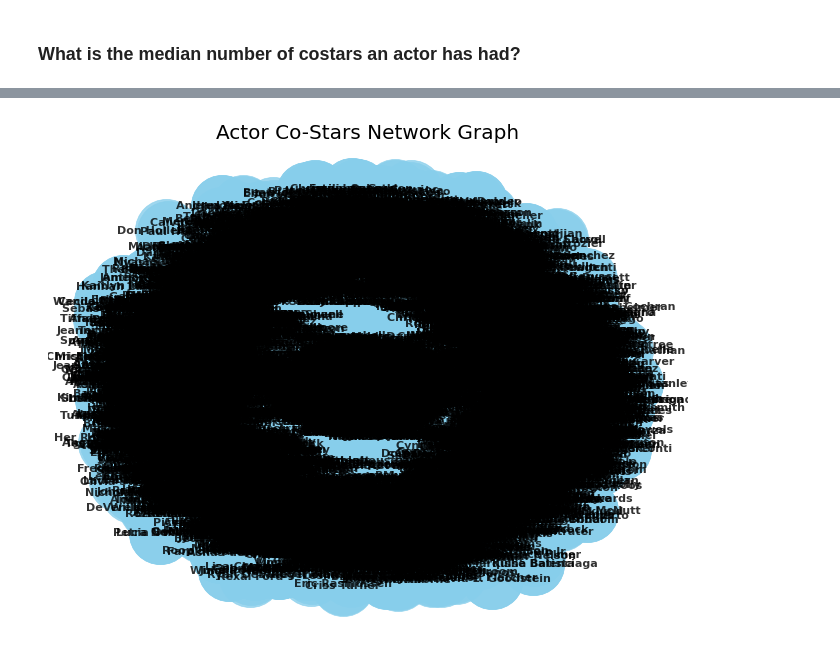
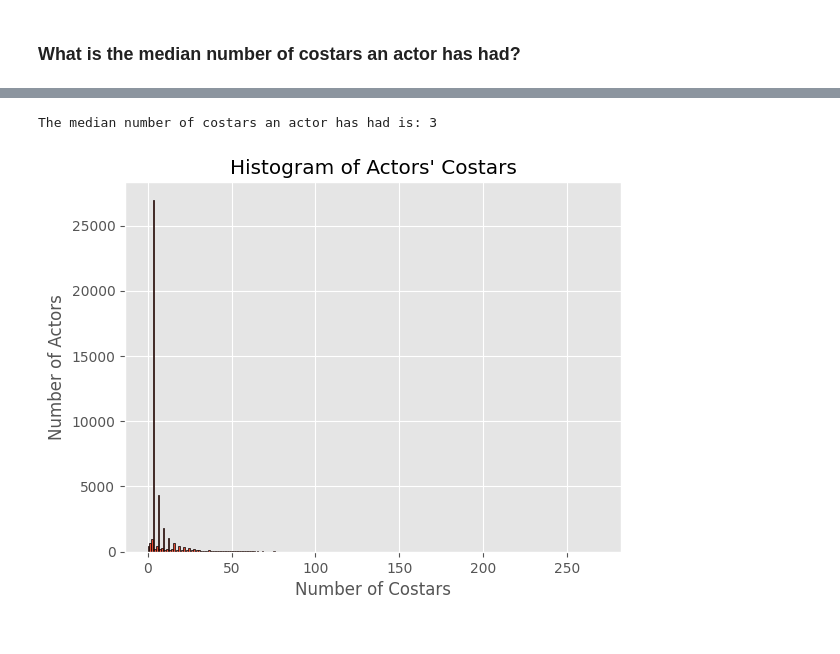
Before and after one commit to YuanRuQian/cs6017-labs, a Jupyter notebook: Lab28/movies_lab..ipynb, the cells around one changed output, grey strips where cells are left out. Cells and saved outputs as stored; diff of their text form; code cells hidden in the pictures.

Commit message:
add: median number of costars

```diff
--- a/Lab28/movies_lab..ipynb
+++ b/Lab28/movies_lab..ipynb
@@ -85,0 +48,16 @@ The actor with the most movies is: John Wayne with 269 co-star.
+# %%
+actors_graph = nx.Graph()
+
+def build_actors_graph(actors_graph, movie_list):
+    for movie in movie_list:
+        actors = movie['Actors'].split(', ')
+        # Filter out any actor named 'N/A' from the actors list
+        actors = [actor for actor in actors if actor != 'N/A']
+        for actor in actors:
+            actors_graph.add_node(actor)
+            for costar in actors:
+                if actor != costar:
+                    actors_graph.add_edge(actor, costar)
+
+# Assuming you have already defined `us_movies` list containing movie data
+build_actors_graph(actors_graph, us_movies)
@@ -138,22 +107,29 @@ The median number of costars an actor has had is: 3.0
-# %%
-def create_actor_costar_graph(actor_to_costars):
-    G = nx.Graph()
-
-    for actor, costars in actor_to_costars.items():
-        for costar in costars:
-            G.add_edge(actor, costar)
-
-    return G
-
-# Create the graph from actor_to_costars
-actor_costar_graph = create_actor_costar_graph(actor_to_costars)
-
-# Plot the network graph
-# Adjust layout for better visualization
-pos = nx.spring_layout(actor_costar_graph, seed=42)
-nx.draw(actor_costar_graph, pos, with_labels=True, node_size=2000,
-        node_color='skyblue', font_size=8, font_weight='bold', alpha=0.8, edge_color='gray')
-plt.title("Actor Co-Stars Network Graph")
-plt.show()
-# %% [output]
-[figure, removed]
+# %%
+
+actors_degrees = dict(actors_graph.degree())
+
+degrees_list = list(actors_degrees.values())
+
+sorted_degrees = sorted(degrees_list)
+
+num_actors = len(sorted_degrees)
+
+if num_actors % 2 == 0:
+    median_index = num_actors // 2
+    median_costars = (
+        sorted_degrees[median_index] + sorted_degrees[median_index - 1]) / 2
+else:
+    median_index = (num_actors - 1) // 2
+    median_costars = sorted_degrees[median_index]
+
+print(f"The median number of costars an actor has had is: {median_costars}")
+
+plt.hist(degrees_list, bins=range(min(degrees_list),
+         max(degrees_list) + 1, 1), edgecolor='black')
+plt.xlabel("Number of Costars")
+plt.ylabel("Number of Actors")
+plt.title("Histogram of Actors' Costars")
+plt.show()
+# %% [output]
+The median number of costars an actor has had is: 3
+[figure, added]
```
Also changed, not shown: parts of 6 cells of this notebook, 1 other file.
